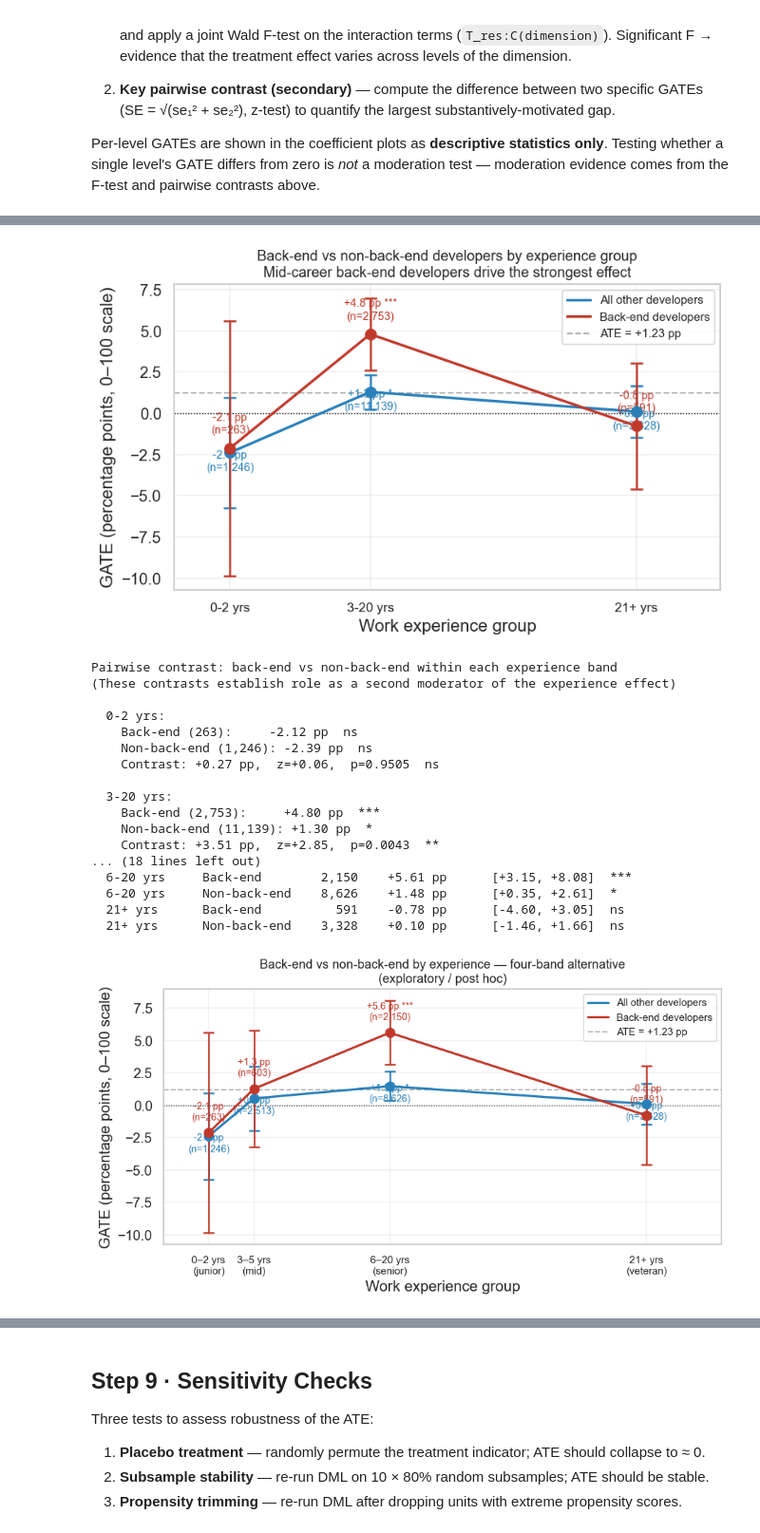
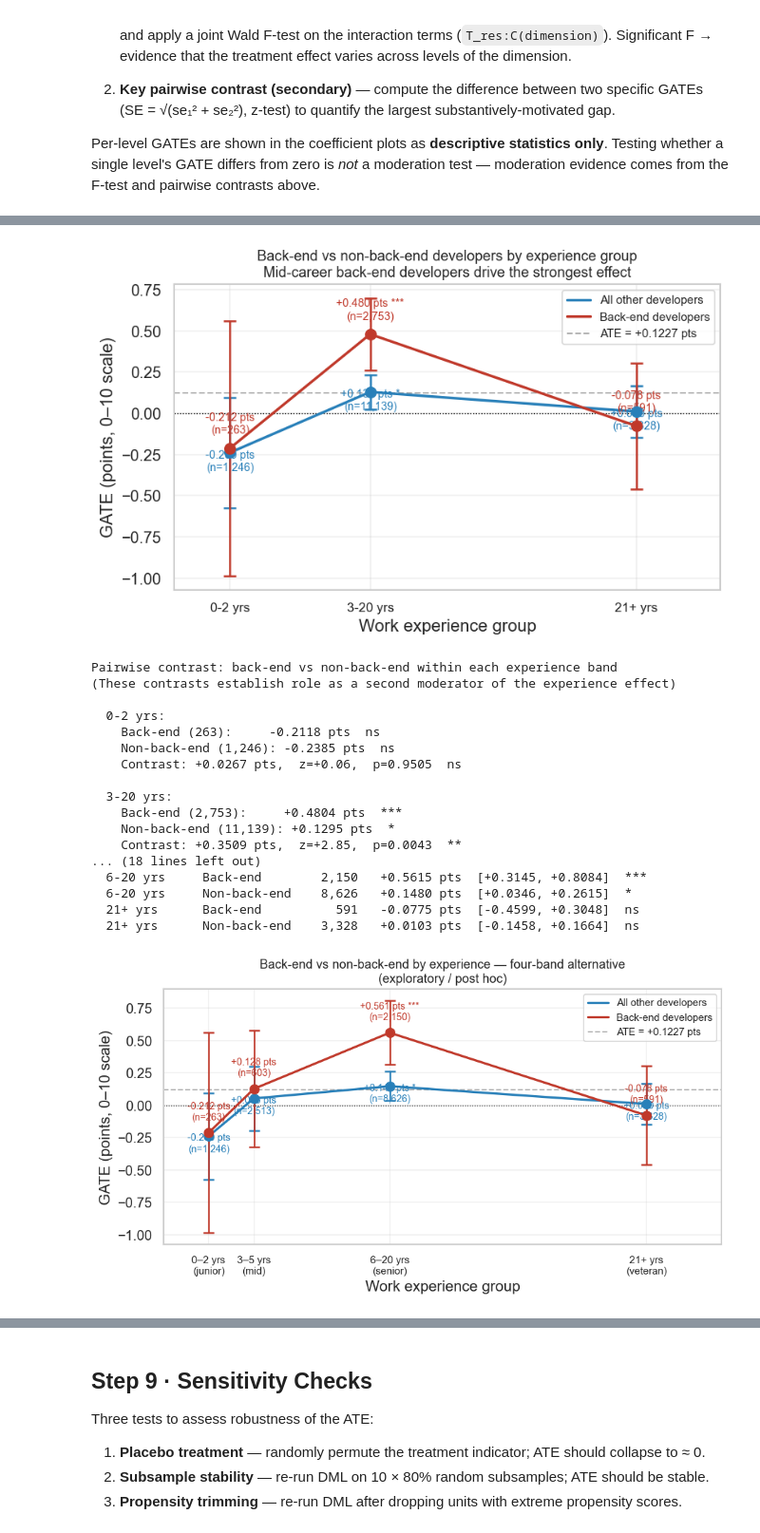
Before and after one commit to SivertIvarhus/Master-Thesis-NOVA-SBE-BA, a Jupyter notebook: notebooks/03-modeling.ipynb, the cells around one changed output, grey strips where cells are left out. Shown at 95% size. Saved outputs shown, nothing was run; the diff lists cells and outputs as text; code cells hidden in the pictures.

```diff
--- a/notebooks/03-modeling.ipynb
+++ b/notebooks/03-modeling.ipynb
@@ -818,7 +815,7 @@ def ols_gate(y_r, t_r, min_n=40):
     g, s = float(m.params['T_res']), float(m.bse['T_res'])
     z = g / s; p = 2*(1-_norm.cdf(abs(z)))
     sig = '***' if p<0.001 else '**' if p<0.01 else '*' if p<0.05 else 'ns'
-    return g*10, s*10, (g-1.96*s)*10, (g+1.96*s)*10, sig
+    return g, s, g-1.96*s, g+1.96*s, sig
 
 # ── Helper: HC3 Wald moderation F-test ────────────────────────────────────────
 def moderation_wald(Y_r, T_r, group_series, label, ref_level=None, min_n=40):
@@ -867,9 +864,9 @@ def pairwise_contrast(Y_r, T_r, mask1, mask2, label1, label2, indent='  '):
     se_diff = (s1**2 + s2**2)**0.5
     z = diff / se_diff; p = 2*(1-_norm.cdf(abs(z)))
     sig = '***' if p<0.001 else '**' if p<0.01 else '*' if p<0.05 else 'ns'
-    print(f"{indent}{label1} ({mask1.sum():,}) = {g1:+.2f} pp")
-    print(f"{indent}{label2} ({mask2.sum():,}) = {g2:+.2f} pp")
-    print(f"{indent}Contrast: {diff:+.2f} pp,  z = {z:+.2f},  p = {p:.4f}  {sig}")
+    print(f"{indent}{label1} ({mask1.sum():,}) = {g1:+.4f} pts")
+    print(f"{indent}{label2} ({mask2.sum():,}) = {g2:+.4f} pts")
+    print(f"{indent}Contrast: {diff:+.4f} pts,  z = {z:+.2f},  p = {p:.4f}  {sig}")
     return diff, z, p
 
 # ── Build working dataframe ────────────────────────────────────────────────────
@@ -997,13 +994,13 @@ print()
 print("─" * 68)
 print("Per-level GATEs (descriptive; do not test moderation by themselves)")
 print("─" * 68)
-print(f"ATE = {ate*10:+.2f} pp (reference)")
+print(f"ATE = {ate:+.4f} pts (reference)")
 for name, dframe in [('RemoteWork', rw_df), ('ICorPM', ic_df),
                       ('OrgSize (null)', org_df), ('DevType (post hoc)', dt_df)]:
     print(f"\n  [{name}]")
     for _, r in dframe.iterrows():
-        print(f"    {str(r['label'])[:38]:38s} {r['gate_pp']:>+7.2f} pp "
-              f"[{r['ci_lo']:>+6.2f},{r['ci_hi']:>+6.2f}]  n={r['n']:>6,}  {r['sig']}")
+        print(f"    {str(r['label'])[:38]:38s} {r['gate_pp']:>+8.4f} pts "
+              f"[{r['ci_lo']:>+7.4f},{r['ci_hi']:>+7.4f}]  n={r['n']:>6,}  {r['sig']}")
 # %% [output]
 ====================================================================
 MODERATION TESTS  (HC3 Wald F,  Y_res ~ T_res × dimension)
@@ -1175,20 +1172,20 @@ for role in ['other', 'backend']:
     for _, row in sub.iterrows():
         stars = f" {row['sig']}" if row['sig'] != 'ns' else ''
         offset_y = 0.45 if role == 'backend' else -0.55
-        ax.annotate(f"{row['gate_pp']:+.1f} pp{stars}\n(n={row['n']:,})",
+        ax.annotate(f"{row['gate_pp']:+.3f} pts{stars}\n(n={row['n']:,})",
                     xy=(row['mid'], row['gate_pp']),
                     xytext=(0, offset_y * 25),
                     textcoords='offset points',
                     fontsize=8.5, ha='center', color=c)
 
 ax.axhline(0,       color='black', lw=0.8, ls=':')
-ax.axhline(ate*10,  color='gray',  lw=1.2, ls='--', alpha=0.6,
-           label=f'ATE = {ate*10:+.2f} pp')
+ax.axhline(ate,  color='gray',  lw=1.2, ls='--', alpha=0.6,
+           label=f'ATE = {ate:+.4f} pts')
 
 ax.set_xticks(EXP_MIDS)
 ax.set_xticklabels(EXP_LABELS, fontsize=10)
 ax.set_xlabel('Work experience group')
-ax.set_ylabel('GATE (percentage points, 0–100 scale)')
+ax.set_ylabel('GATE (points, 0–10 scale)')
 ax.set_title('Back-end vs non-back-end developers by experience group\n'
              'Mid-career back-end developers drive the strongest effect',
              fontsize=11)
@@ -1217,9 +1214,9 @@ for grp in EXP_LABELS:
     z = diff / se_diff; p = 2*(1-_norm.cdf(abs(z)))
     sig = '***' if p<0.001 else '**' if p<0.01 else '*' if p<0.05 else 'ns'
     print(f"  {grp}:")
-    print(f"    Back-end ({be['n']:,}):     {be['gate_pp']:+.2f} pp  {be['sig']}")
-    print(f"    Non-back-end ({oth['n']:,}): {oth['gate_pp']:+.2f} pp  {oth['sig']}")
-    print(f"    Contrast: {diff:+.2f} pp,  z={z:+.2f},  p={p:.4f}  {sig}")
+    print(f"    Back-end ({be['n']:,}):     {be['gate_pp']:+.4f} pts  {be['sig']}")
+    print(f"    Non-back-end ({oth['n']:,}): {oth['gate_pp']:+.4f} pts  {oth['sig']}")
+    print(f"    Contrast: {diff:+.4f} pts,  z={z:+.2f},  p={p:.4f}  {sig}")
     print()
 
 
@@ -1264,9 +1261,9 @@ print()
 print(f"  {'Band':12s} {'Role':14s} {'n':>6s} {'GATE':>9s}  {'95% CI':>18s}  sig")
 print("  " + "-" * 64)
 for _, row in int4_df.iterrows():
-    ci_str = f"[{row['ci_lo']:+.2f}, {row['ci_hi']:+.2f}]"
+    ci_str = f"[{row['ci_lo']:+.4f}, {row['ci_hi']:+.4f}]"
     print(f"  {str(row['exp']):12s} {row['label']:14s} {row['n']:>6,d}"
-          f"  {row['gate_pp']:>+7.2f} pp  {ci_str:>18s}  {row['sig']}")
+          f"  {row['gate_pp']:>+8.4f} pts  {ci_str:>18s}  {row['sig']}")
 
 # ── Connected-dot plot (same style as three-band) ─────────────────────────────
 fig, ax = plt.subplots(figsize=(8, 4.5))
@@ -1289,76 +1286,76 @@ for role in ['other', 'backend']:
     for _, row in sub4.iterrows():
         stars  = f" {row['sig']}" if row['sig'] != 'ns' else ''
         off_y  = 0.45 if role == 'backend' else -0.55
-        ax.annotate(f"{row['gate_pp']:+.1f} pp{stars}\n(n={row['n']:,})",
+        ax.annotate(f"{row['gate_pp']:+.3f} pts{stars}\n(n={row['n']:,})",
                     xy=(row['mid'], row['gate_pp']),
                     xytext=(0, off_y * 25),
                     textcoords='offset points',
                     fontsize=8.5, ha='center', color=c)
 
 ax.axhline(0,       color='black', lw=0.8, ls=':')
-ax.axhline(ate*10,  color='gray',  lw=1.2, ls='--', alpha=0.6,
-           label=f'ATE = {ate*10:+.2f} pp')
+ax.axhline(ate,  color='gray',  lw=1.2, ls='--', alpha=0.6,
+           label=f'ATE = {ate:+.4f} pts')
 
 ax.set_xticks(EXP4_MIDS)
 ax.set_xticklabels(["0–2 yrs\n(junior)", "3–5 yrs\n(mid)",
                      "6–20 yrs\n(senior)", "21+ yrs\n(veteran)"], fontsize=9)
 ax.set_xlabel('Work experience group')
-ax.set_ylabel('GATE (percentage points, 0–100 scale)')
+ax.set_ylabel('GATE (points, 0–10 scale)')
 ax.set_title('Back-end vs non-back-end by experience — four-band alternative\n'
              '(exploratory / post hoc)',
              fontsize=11)
 ax.legend(fontsize=9)
 ax.grid(alpha=0.3)
 ax.set_xlim(-2, 35)
 
 plt.tight_layout()
 plt.savefig(FIGURES / 'gate_backend_x_experience_4band.png', dpi=150, bbox_inches='tight')
 plt.show()
 
 # ── Pairwise contrasts: back-end vs non-back-end within each four-band ─────────
 print("Pairwise contrast: back-end vs non-back-end within each four-band group")
 print()
 for grp in EXP4_LABELS:
     sub_be4  = int4_df[(int4_df['exp'] == grp) & (int4_df['role'] == 'backend')]
     sub_oth4 = int4_df[(int4_df['exp'] == grp) & (int4_df['role'] == 'other')]
     if sub_be4.empty or sub_oth4.empty:
         print(f"  {grp}: skipped — one or both cells below min_n threshold")
         print()
         continue
     be4  = sub_be4.iloc[0]
     oth4 = sub_oth4.iloc[0]
     diff4_be = be4['gate_pp'] - oth4['gate_pp']
     se_be4   = (be4['ci_hi']  - be4['ci_lo'])  / (2 * 1.96)
     se_oth4  = (oth4['ci_hi'] - oth4['ci_lo']) / (2 * 1.96)
     se_d4    = (se_be4**2 + se_oth4**2) ** 0.5
     z4_be    = diff4_be / se_d4
     p4_be    = 2 * (1 - _norm.cdf(abs(z4_be)))
     sig4_be  = '***' if p4_be < 0.001 else '**' if p4_be < 0.01 else '*' if p4_be < 0.05 else 'ns'
     print(f"  {grp}:")
-    print(f"    Back-end     ({be4['n']:>5,}):  {be4['gate_pp']:+.2f} pp  {be4['sig']}")
-    print(f"    Non-back-end ({oth4['n']:>5,}):  {oth4['gate_pp']:+.2f} pp  {oth4['sig']}")
-    print(f"    Contrast: {diff4_be:+.2f} pp,  z = {z4_be:+.2f},  p = {p4_be:.4f}  {sig4_be}")
+    print(f"    Back-end     ({be4['n']:>5,}):  {be4['gate_pp']:+.4f} pts  {be4['sig']}")
+    print(f"    Non-back-end ({oth4['n']:>5,}):  {oth4['gate_pp']:+.4f} pts  {oth4['sig']}")
+    print(f"    Contrast: {diff4_be:+.4f} pts,  z = {z4_be:+.2f},  p = {p4_be:.4f}  {sig4_be}")
     print()
 # %% [output]
-[figure, old version]
+[figure, new version]
 Pairwise contrast: back-end vs non-back-end within each experience band
 (These contrasts establish role as a second moderator of the experience effect)
 
   0-2 yrs:
-    Back-end (263):     -2.12 pp  ns
-    Non-back-end (1,246): -2.39 pp  ns
-    Contrast: +0.27 pp,  z=+0.06,  p=0.9505  ns
+    Back-end (263):     -0.2118 pts  ns
+    Non-back-end (1,246): -0.2385 pts  ns
+    Contrast: +0.0267 pts,  z=+0.06,  p=0.9505  ns
 
   3-20 yrs:
-    Back-end (2,753):     +4.80 pp  ***
-    Non-back-end (11,139): +1.30 pp  *
-    Contrast: +3.51 pp,  z=+2.85,  p=0.0043  **
+    Back-end (2,753):     +0.4804 pts  ***
+    Non-back-end (11,139): +0.1295 pts  *
+    Contrast: +0.3509 pts,  z=+2.85,  p=0.0043  **
 ... (18 lines left out)
-  6-20 yrs     Back-end        2,150    +5.61 pp      [+3.15, +8.08]  ***
-  6-20 yrs     Non-back-end    8,626    +1.48 pp      [+0.35, +2.61]  *
-  21+ yrs      Back-end          591    -0.78 pp      [-4.60, +3.05]  ns
-  21+ yrs      Non-back-end    3,328    +0.10 pp      [-1.46, +1.66]  ns
+  6-20 yrs     Back-end        2,150   +0.5615 pts  [+0.3145, +0.8084]  ***
+  6-20 yrs     Non-back-end    8,626   +0.1480 pts  [+0.0346, +0.2615]  *
+  21+ yrs      Back-end          591   -0.0775 pts  [-0.4599, +0.3048]  ns
+  21+ yrs      Non-back-end    3,328   +0.0103 pts  [-0.1458, +0.1664]  ns
-[figure, old version]
+[figure, new version]
 Pairwise contrast: back-end vs non-back-end within each four-band group
 
   0-2 yrs:
```
Also changed, not shown: parts of 13 cells of this notebook.
